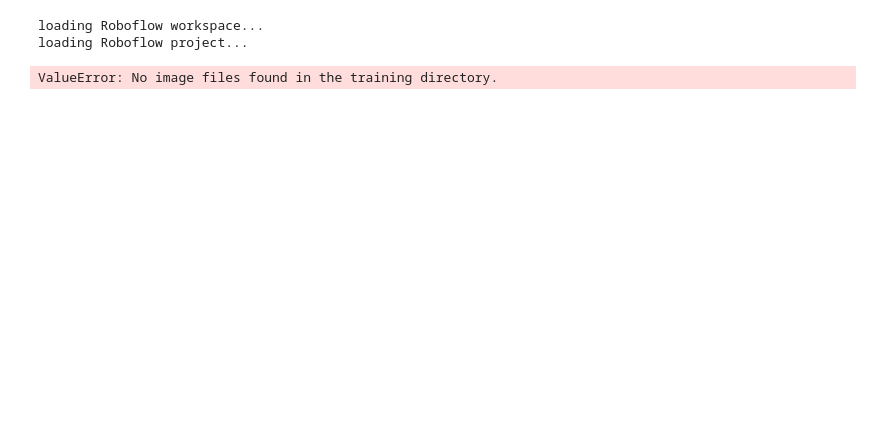
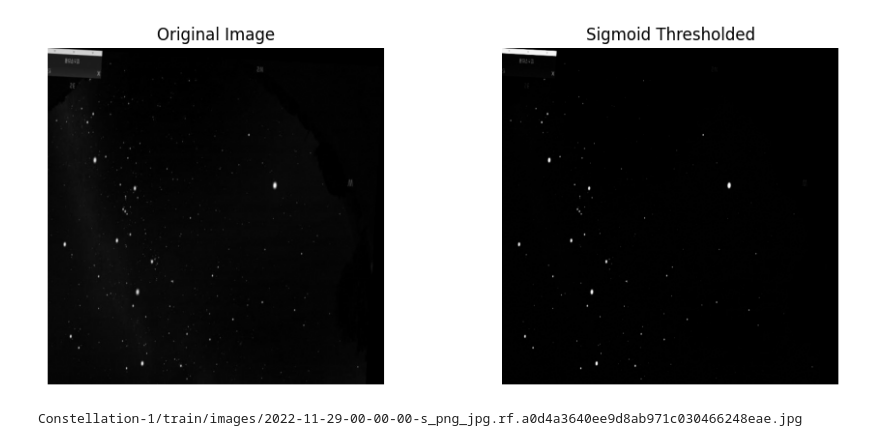
Before and after one commit to ArcaloJade/TPF-VisionArtificial, a Jupyter notebook: main.ipynb, the cells around one changed output. Saved outputs shown, nothing was run; the diff lists cells and outputs as text; code cells hidden in the pictures; blank space fills up the shorter version.

```diff
--- a/main.ipynb
+++ b/main.ipynb
@@ -1,11 +1,10 @@
 # %%
 
-from roboflow import Roboflow
-rf = Roboflow(api_key="QnnzsdXPEsvcmyZQsec6")
-project = rf.workspace("ws-qwbuh").project("constellation-dsphi")
-version = project.version(1)
-dataset = version.download("yolov11")
+
+# !pip install roboflow
+# from roboflow import Roboflow
+# rf = Roboflow(api_key="QnnzsdXPEsvcmyZQsec6")
+# project = rf.workspace("ws-qwbuh").project("constellation-dsphi")
+# version = project.version(1)
+# dataset = version.download("yolov11")
-# %% [output]
-loading Roboflow workspace...
-loading Roboflow project...
 # %%
@@ -33,39 +36,42 @@ train_labels = train_path + "/labels"
 valid_labels = valid_path + "/labels"
 test_labels = test_path + "/labels"
 # %%
+
+
 # Get a random image from the train folder
-image_files = [f for f in os.listdir(train_path) if f.lower().endswith(('.png', '.jpg', '.jpeg'))]
+image_files = [f for f in os.listdir(train_imgs) if f.lower().endswith(('.png', '.jpg', '.jpeg'))]
 if not image_files:
     raise ValueError("No image files found in the training directory.")
 random_image_file = random.choice(image_files)
-image_path = os.path.join(train_path, random_image_file)
+image_path = os.path.join(train_imgs, random_image_file)
 
 # Load image in grayscale
 original = cv2.imread(image_path, cv2.IMREAD_GRAYSCALE)
 
 # Apply sigmoid contrast enhancement
 # You can tweak gain and cutoff to control the steepness and center of the curve
 def sigmoid_contrast(img, gain=10, cutoff=128):
     img = img.astype(np.float32)
     sigmoid = 255 / (1 + np.exp(-gain * (img - cutoff) / 255.0))
     return np.uint8(sigmoid)
 
 transformed = sigmoid_contrast(original)
 
-# Show original and transformed image
 plt.figure(figsize=(10, 4))
-
 plt.subplot(1, 2, 1)
 plt.title("Original Image")
 plt.imshow(original, cmap='gray')
 plt.axis('off')
 
 plt.subplot(1, 2, 2)
 plt.title("Sigmoid Thresholded")
 plt.imshow(transformed, cmap='gray')
 plt.axis('off')
 
 plt.tight_layout()
 plt.show()
+
+print(image_path)
 # %% [output]
+[figure, added]
-ValueError: No image files found in the training directory.
+Constellation-1/train/images/2022-11-29-00-00-00-s_png_jpg.rf.a0d4a3640ee9d8ab971c030466248eae.jpg
```
Also changed, not shown: parts of 2 cells of this notebook.
